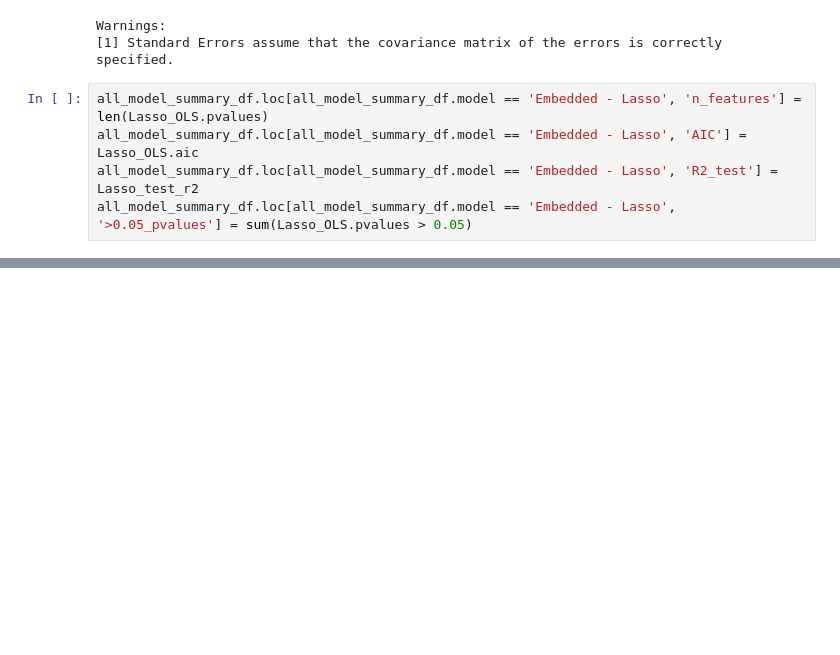
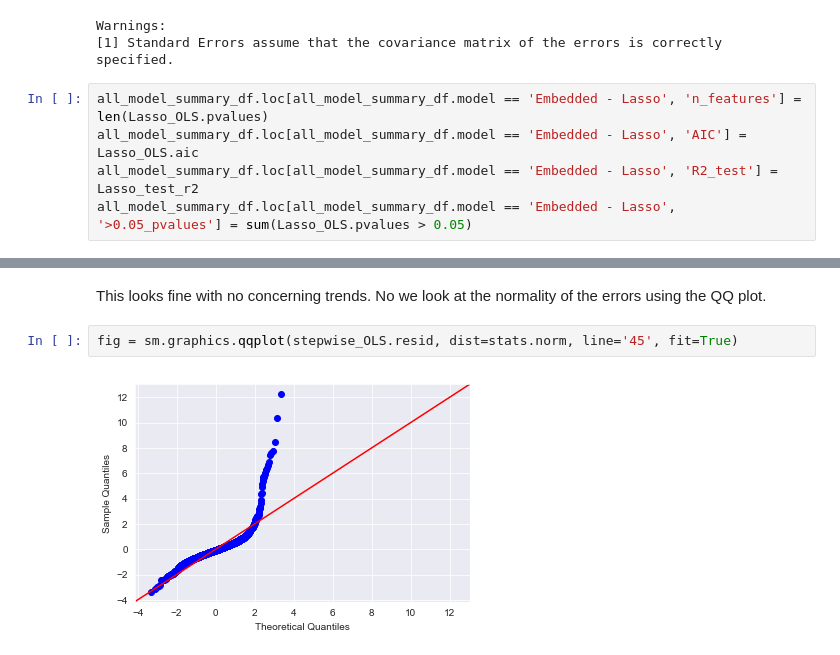
Before and after one commit to sarazylfo/Regression_Insurance_Analysis, a Jupyter notebook: index - Regression Modelling, Model Evaluation & Conclusion.ipynb, the cells around one changed output, grey strips where cells are left out. Cells and saved outputs as stored; diff of their text form; blank space fills up the shorter version.

```diff
--- a/index - Regression Modelling, Model Evaluation & Conclusion.ipynb
+++ b/index - Regression Modelling, Model Evaluation & Conclusion.ipynb
@@ -829,0 +875,6 @@ all_model_summary_df
+# %% [markdown]
+This looks fine with no concerning trends. No we look at the normality of the errors using the QQ plot.
+# %%
+fig = sm.graphics.qqplot(stepwise_OLS.resid, dist=stats.norm, line='45', fit=True)
+# %% [output]
+[figure, added]
```
Also changed, not shown: parts of 25 cells of this notebook.
